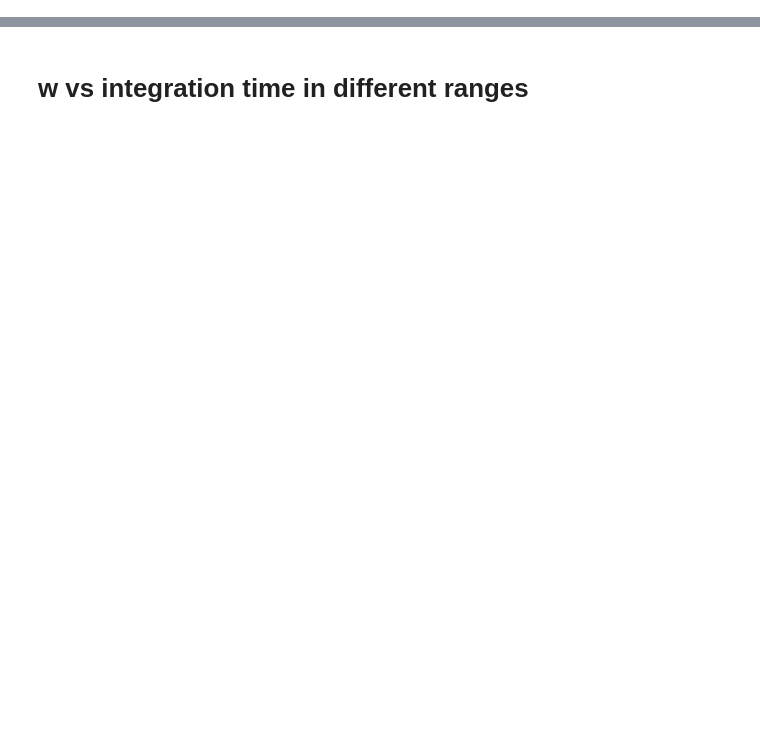
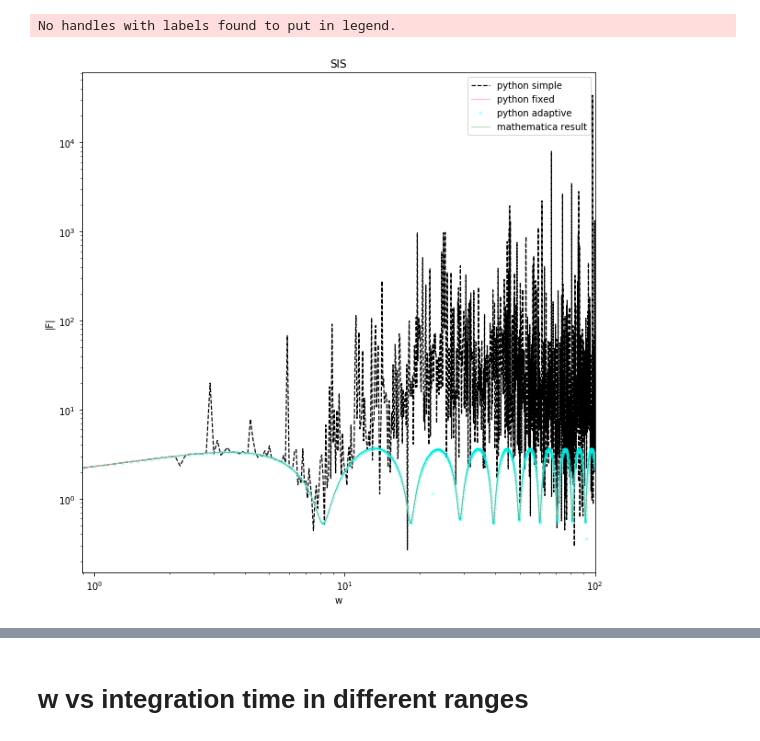
Before and after one commit to margres/Master-thesis, a Jupyter notebook: plot_levin.ipynb, the cells around one changed output, grey strips where cells are left out. Saved outputs shown, nothing was run; the diff lists cells and outputs as text; code cells hidden in the pictures; blank space fills up the shorter version.

```diff
--- a/plot_levin.ipynb
+++ b/plot_levin.ipynb
@@ -53,0 +58,23 @@ df
+# %%
+import cmath
+
+abs_math=[float(i) for i in abs_math]
+w_math=[float(i) for i in w_math]
+res_simple=[float(abs(complex(i))) for i in df.res_simple.values]
+res_fixed=[float(abs(complex(i))) for i in df.res_fixed.values]
+res_adaptive=[float(abs(complex(i))) for i in df.res_adaptive.values]
+res_simple_phase=[float(cmath.phase(complex(i))) for i in df.res_simple.values]
+res_fixed_phase=[float(cmath.phase(complex(i))) for i in df.res_fixed.values]
+res_adaptive_phase=[float(cmath.phase(complex(i))) for i in df.res_adaptive.values]
+# %%
+plt.rcParams["figure.figsize"] = (10,10)
+create_plots('w','|F|','SIS')
+subplot(w,res_simple,label='python simple',c='k')
+subplot(w,res_fixed,label='python fixed',c='pink',style='-')
+plt.plot(w,res_adaptive,'.',label='python adaptive',color='cyan', alpha=0.2)
+plt.plot(w_math,abs_math, '--',label='mathematica result',color='g',linewidth=0.5, alpha=0.8)
+plt.legend()
+plt.savefig('SIS_module.png')
+# %% [output]
+No handles with labels found to put in legend.
+[figure, added]
```
Also changed, not shown: parts of 30 cells of this notebook, 23 other files.
